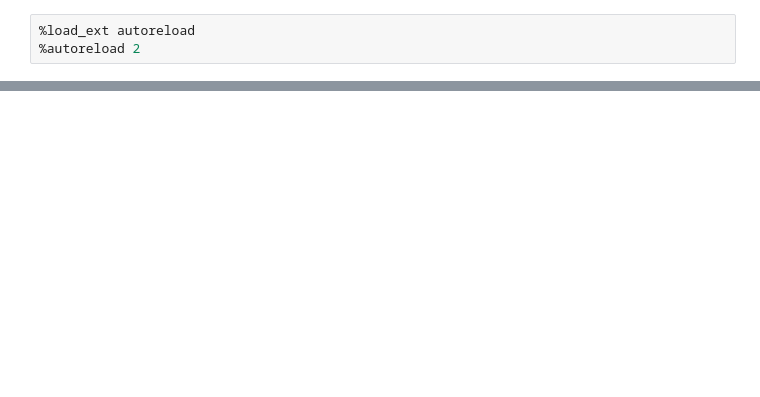
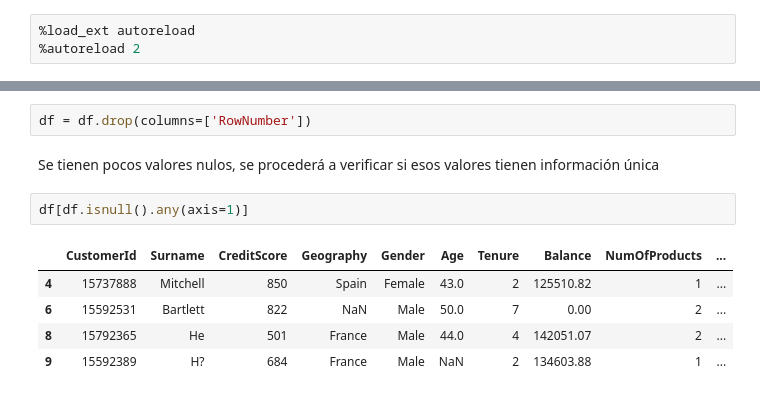
Before and after one commit to davexat/Customer_Churn_Predictor, a Jupyter notebook: notebooks/1.0_dsb_data_preparation.ipynb, the cells around one changed output, grey strips where cells are left out. Drawn from its saved outputs; the diff is of its cells as text; blank space fills up the shorter version.

```diff
--- a/notebooks/1.0_dsb_data_preparation.ipynb
+++ b/notebooks/1.0_dsb_data_preparation.ipynb
@@ -22,0 +62,12 @@ get_dataset()
+# %%
+df = df.drop(columns=['RowNumber'])
+# %% [markdown]
+Se tienen pocos valores nulos, se procederá a verificar si esos valores tienen información única
+# %%
+df[df.isnull().any(axis=1)]
+# %% [output]
+|  | CustomerId | Surname | CreditScore | Geography | Gender | Age | Tenure | Balance | NumOfProducts | ... |
+| 4 | 15737888 | Mitchell | 850 | Spain | Female | 43.0 | 2 | 125510.82 | 1 | ... |
+| 6 | 15592531 | Bartlett | 822 | NaN | Male | 50.0 | 7 | 0.00 | 2 | ... |
+| 8 | 15792365 | He | 501 | France | Male | 44.0 | 4 | 142051.07 | 2 | ... |
+| 9 | 15592389 | H? | 684 | France | Male | NaN | 2 | 134603.88 | 1 | ... |
```
Also changed, not shown: parts of 11 cells of this notebook, 2 other files.
